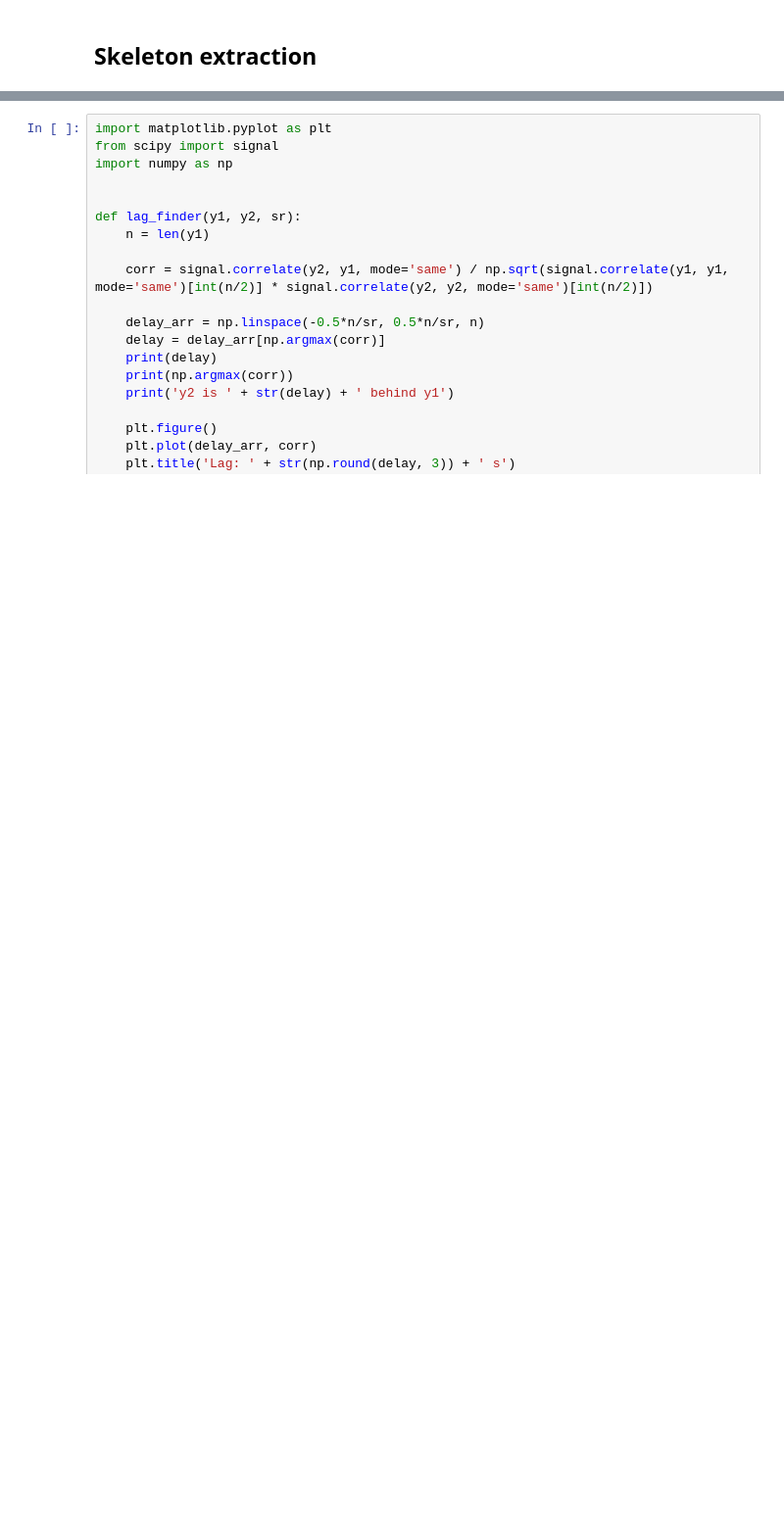
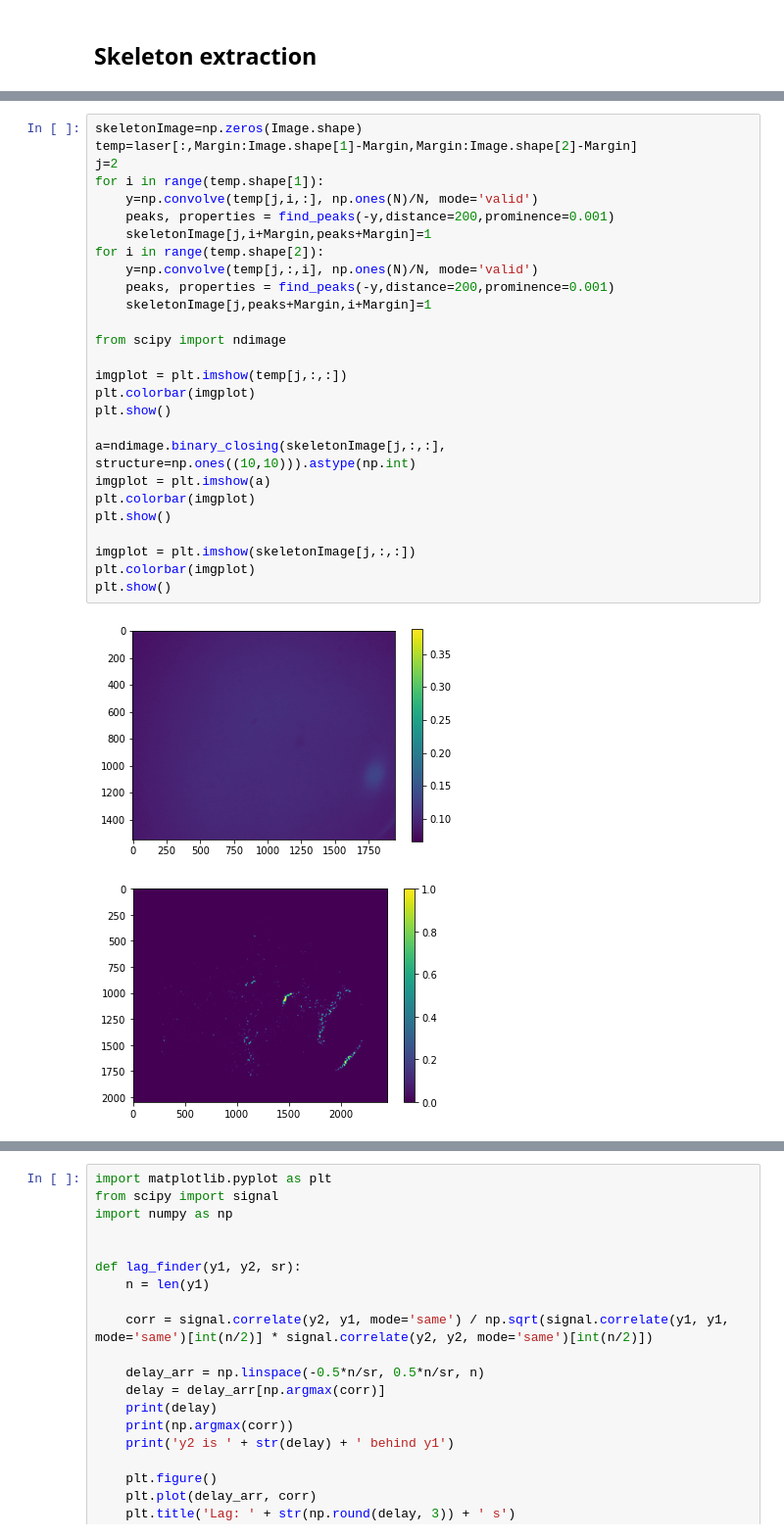
Before and after one commit to DCC-Lab/ZiliaImageAligningProject, a Jupyter notebook: Elahe/Test.ipynb, the cells around one changed output, grey strips where cells are left out. Shown: that part at 98% size. Saved outputs shown, nothing was run; the diff lists cells and outputs as text; blank space fills up the shorter version.

```diff
--- a/Elahe/Test.ipynb
+++ b/Elahe/Test.ipynb
@@ -502,0 +737,30 @@ ttt=np.vstack((ttt,tttt))
+# %%
+skeletonImage=np.zeros(Image.shape)
+temp=laser[:,Margin:Image.shape[1]-Margin,Margin:Image.shape[2]-Margin]
+j=2
+for i in range(temp.shape[1]):
+    y=np.convolve(temp[j,i,:], np.ones(N)/N, mode='valid')
+    peaks, properties = find_peaks(-y,distance=200,prominence=0.001)
+    skeletonImage[j,i+Margin,peaks+Margin]=1
+for i in range(temp.shape[2]):
+    y=np.convolve(temp[j,:,i], np.ones(N)/N, mode='valid')
+    peaks, properties = find_peaks(-y,distance=200,prominence=0.001)
+    skeletonImage[j,peaks+Margin,i+Margin]=1
+
+from scipy import ndimage
+
+imgplot = plt.imshow(temp[j,:,:])
+plt.colorbar(imgplot)
+plt.show()
+
+a=ndimage.binary_closing(skeletonImage[j,:,:], structure=np.ones((10,10))).astype(np.int)
+imgplot = plt.imshow(a)
+plt.colorbar(imgplot)
+plt.show()
+
+imgplot = plt.imshow(skeletonImage[j,:,:])
+plt.colorbar(imgplot)
+plt.show()
+# %% [output]
+[figure, added]
+[figure, added]
```
Also changed, not shown: parts of 10 cells of this notebook, 1 other file.
